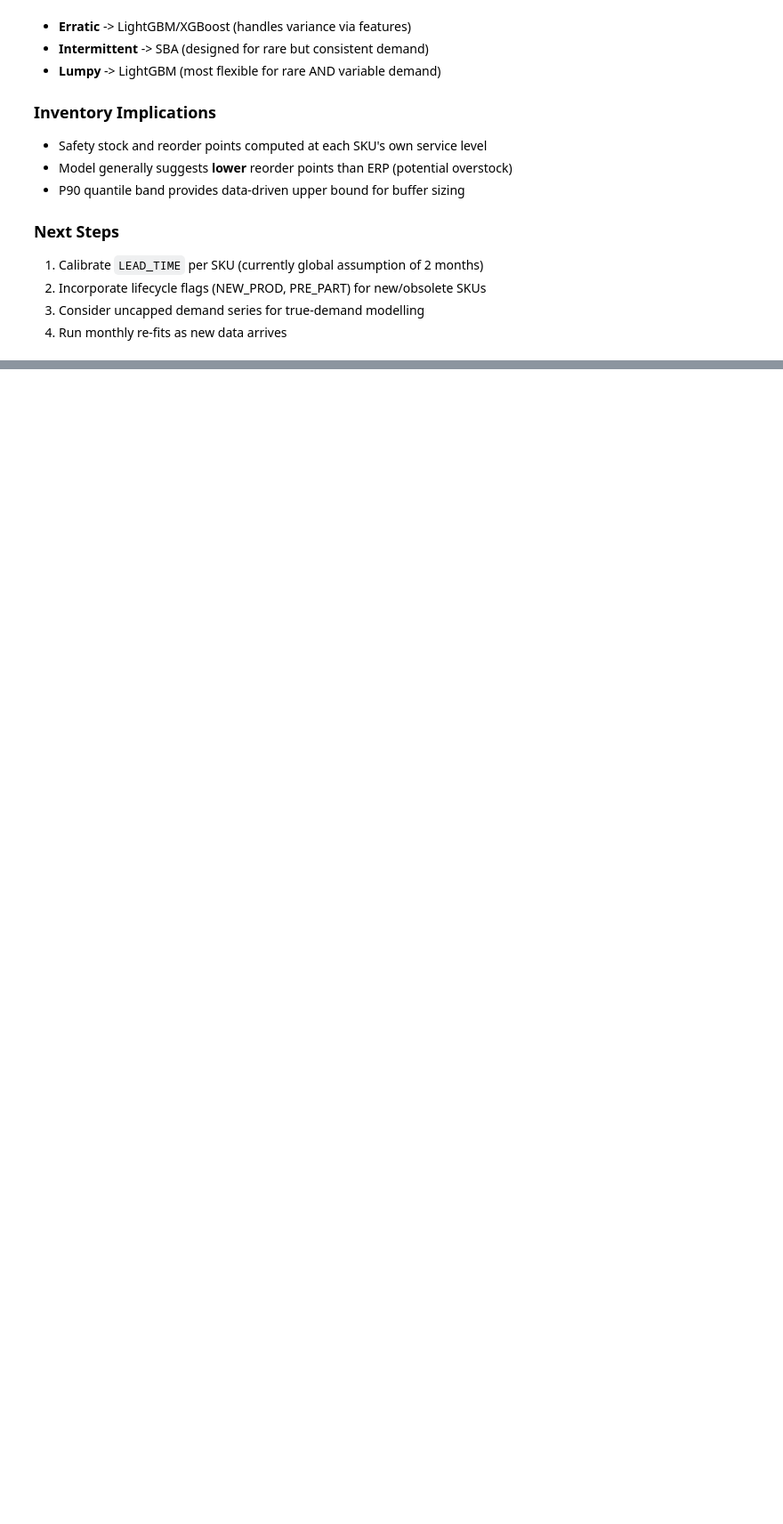
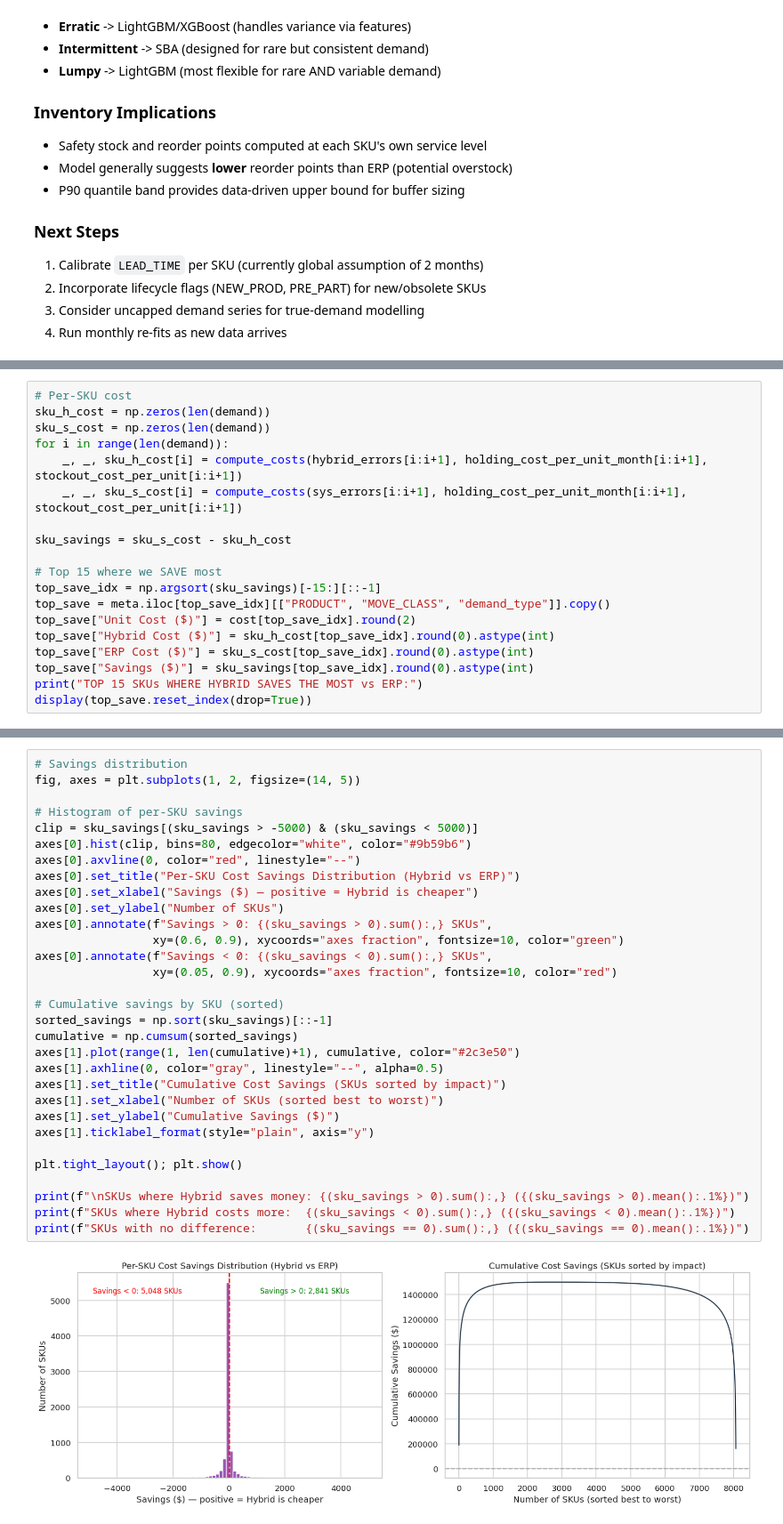
Before and after one commit to Maestro12345-hoax/gic, a Jupyter notebook: improved/final_v2.ipynb, the cells around one changed output, grey strips where cells are left out. Shown at 89% size. Saved outputs shown, nothing was run; the diff lists cells and outputs as text; blank space fills up the shorter version.

```diff
--- a/improved/final_v2.ipynb
+++ b/improved/final_v2.ipynb
@@ -1014,0 +1265,19 @@ The pattern-routed **Hybrid** model beats the existing ERP system forecast:
+# %%
+# Per-SKU cost
+sku_h_cost = np.zeros(len(demand))
+sku_s_cost = np.zeros(len(demand))
+for i in range(len(demand)):
+    _, _, sku_h_cost[i] = compute_costs(hybrid_errors[i:i+1], holding_cost_per_unit_month[i:i+1], stockout_cost_per_unit[i:i+1])
+    _, _, sku_s_cost[i] = compute_costs(sys_errors[i:i+1], holding_cost_per_unit_month[i:i+1], stockout_cost_per_unit[i:i+1])
+
+sku_savings = sku_s_cost - sku_h_cost
+
+# Top 15 where we SAVE most
+top_save_idx = np.argsort(sku_savings)[-15:][::-1]
+top_save = meta.iloc[top_save_idx][["PRODUCT", "MOVE_CLASS", "demand_type"]].copy()
+top_save["Unit Cost ($)"] = cost[top_save_idx].round(2)
+top_save["Hybrid Cost ($)"] = sku_h_cost[top_save_idx].round(0).astype(int)
+top_save["ERP Cost ($)"] = sku_s_cost[top_save_idx].round(0).astype(int)
+top_save["Savings ($)"] = sku_savings[top_save_idx].round(0).astype(int)
+print("TOP 15 SKUs WHERE HYBRID SAVES THE MOST vs ERP:")
+display(top_save.reset_index(drop=True))
@@ -1014,0 +1330,33 @@ The pattern-routed **Hybrid** model beats the existing ERP system forecast:
+# %%
+# Savings distribution
+fig, axes = plt.subplots(1, 2, figsize=(14, 5))
+
+# Histogram of per-SKU savings
+clip = sku_savings[(sku_savings > -5000) & (sku_savings < 5000)]
+axes[0].hist(clip, bins=80, edgecolor="white", color="#9b59b6")
+axes[0].axvline(0, color="red", linestyle="--")
+axes[0].set_title("Per-SKU Cost Savings Distribution (Hybrid vs ERP)")
+axes[0].set_xlabel("Savings ($) — positive = Hybrid is cheaper")
+axes[0].set_ylabel("Number of SKUs")
+axes[0].annotate(f"Savings > 0: {(sku_savings > 0).sum():,} SKUs",
+                 xy=(0.6, 0.9), xycoords="axes fraction", fontsize=10, color="green")
+axes[0].annotate(f"Savings < 0: {(sku_savings < 0).sum():,} SKUs",
+                 xy=(0.05, 0.9), xycoords="axes fraction", fontsize=10, color="red")
+
+# Cumulative savings by SKU (sorted)
+sorted_savings = np.sort(sku_savings)[::-1]
+cumulative = np.cumsum(sorted_savings)
+axes[1].plot(range(1, len(cumulative)+1), cumulative, color="#2c3e50")
+axes[1].axhline(0, color="gray", linestyle="--", alpha=0.5)
+axes[1].set_title("Cumulative Cost Savings (SKUs sorted by impact)")
+axes[1].set_xlabel("Number of SKUs (sorted best to worst)")
+axes[1].set_ylabel("Cumulative Savings ($)")
+axes[1].ticklabel_format(style="plain", axis="y")
+
+plt.tight_layout(); plt.show()
+
+print(f"\nSKUs where Hybrid saves money: {(sku_savings > 0).sum():,} ({(sku_savings > 0).mean():.1%})")
+print(f"SKUs where Hybrid costs more:  {(sku_savings < 0).sum():,} ({(sku_savings < 0).mean():.1%})")
+print(f"SKUs with no difference:       {(sku_savings == 0).sum():,} ({(sku_savings == 0).mean():.1%})")
+# %% [output]
+[figure, added]
```
Also changed, not shown: parts of 18 cells of this notebook.
